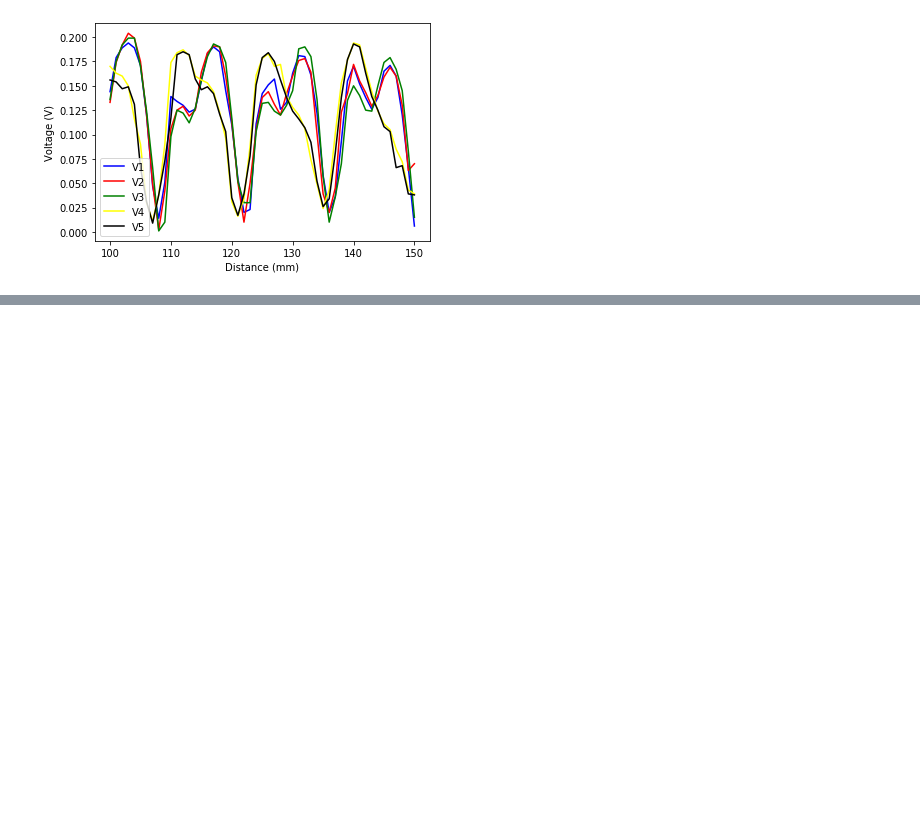
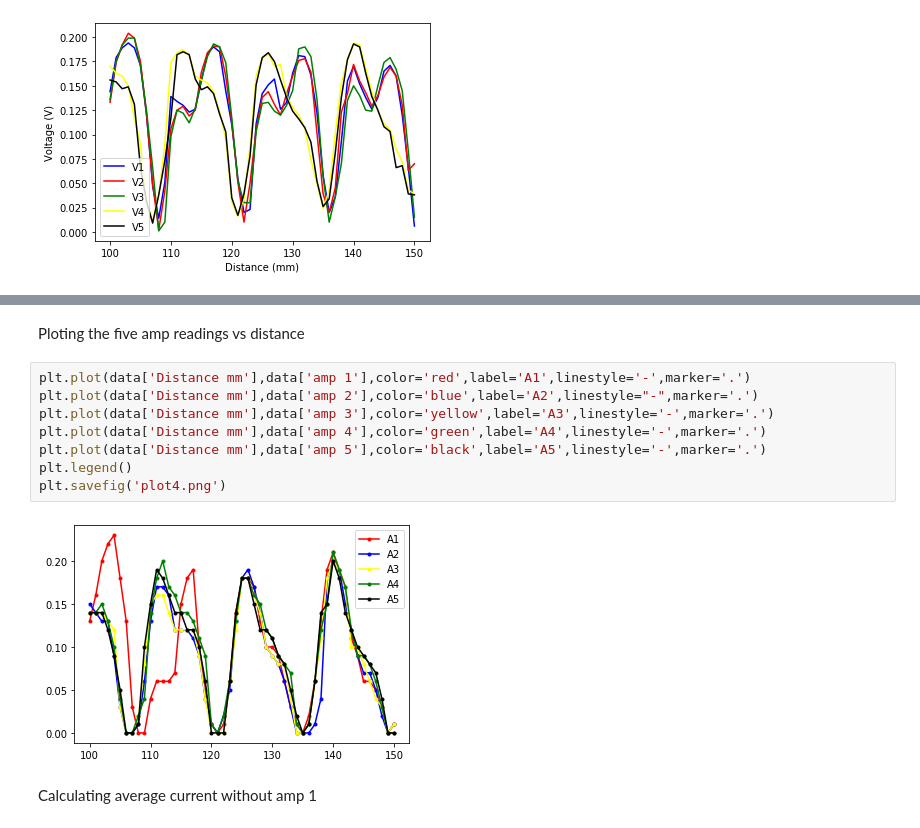
Before and after one commit to Alex-Mcginty/Placement_public, a Jupyter notebook: Interferometer data 1.ipynb, the cells around one changed output, grey strips where cells are left out. Drawn from its saved outputs; the diff is of its cells as text; blank space fills up the shorter version.

```diff
--- a/Interferometer data 1.ipynb
+++ b/Interferometer data 1.ipynb
@@ -25,0 +87,14 @@ data['V avg']=(data['volt 1']+data['volt 2'])/2
+# %% [markdown]
+Ploting the five amp readings vs distance
+# %%
+plt.plot(data['Distance mm'],data['amp 1'],color='red',label='A1',linestyle='-',marker='.')
+plt.plot(data['Distance mm'],data['amp 2'],color='blue',label='A2',linestyle="-",marker='.')
+plt.plot(data['Distance mm'],data['amp 3'],color='yellow',label='A3',linestyle='-',marker='.')
+plt.plot(data['Distance mm'],data['amp 4'],color='green',label='A4',linestyle='-',marker='.')
+plt.plot(data['Distance mm'],data['amp 5'],color='black',label='A5',linestyle='-',marker='.')
+plt.legend()
+plt.savefig('plot4.png')
+# %% [output]
+[figure, added]
+# %% [markdown]
+Calculating average current without amp 1
```
Also changed, not shown: parts of 13 cells of this notebook, 6 other files.
